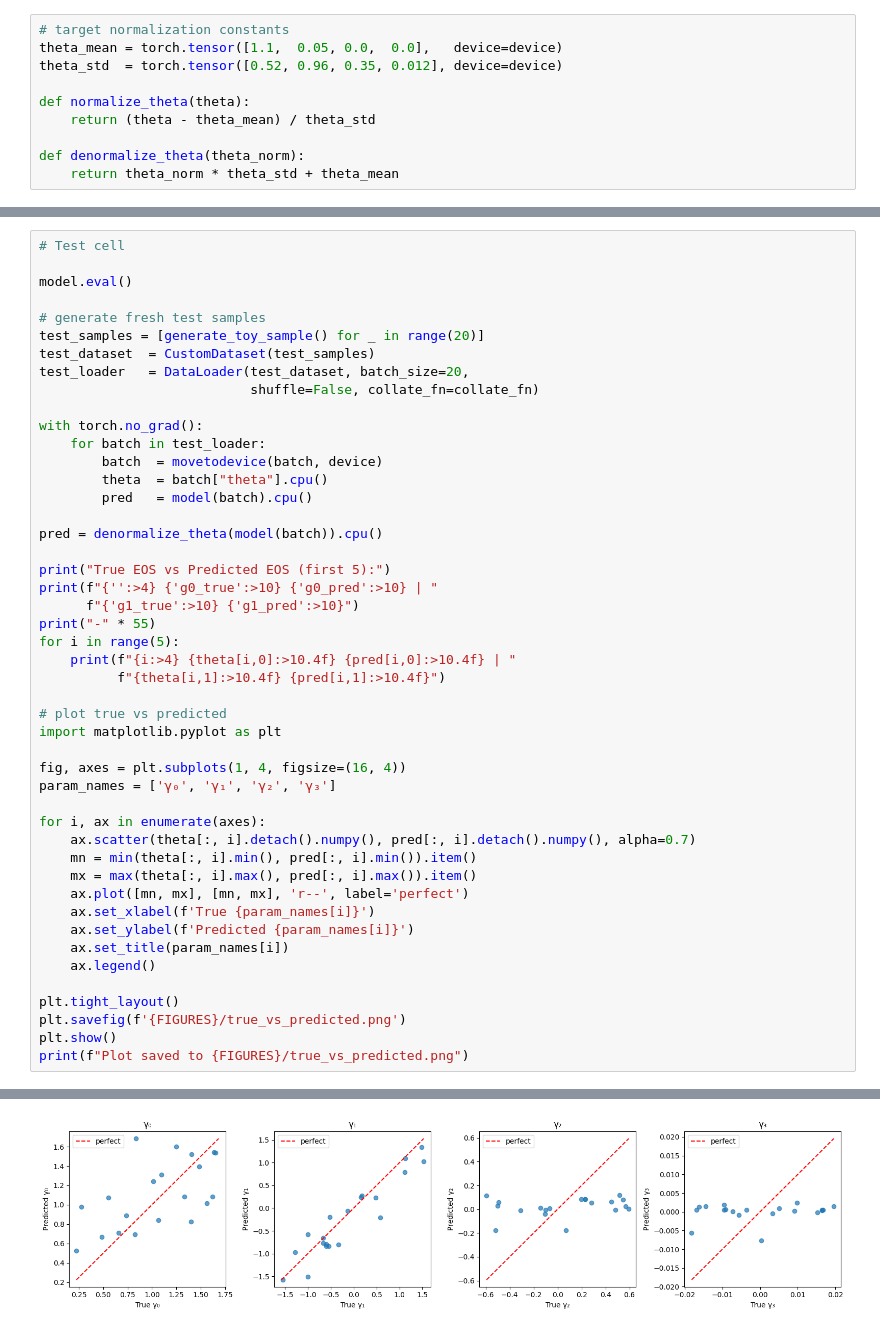
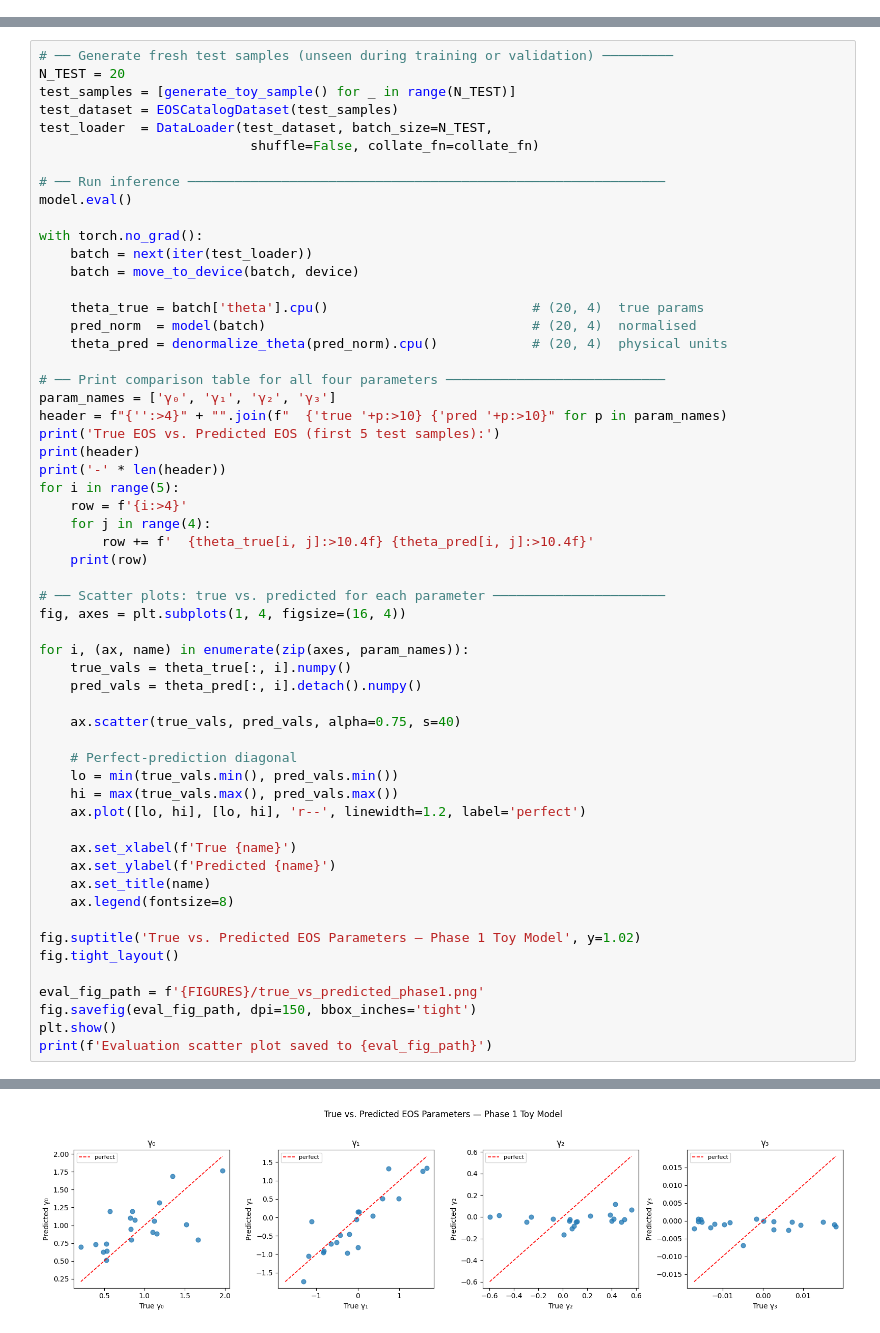
Before and after one commit to buiswrld/eos-inference, a Jupyter notebook: Neutron_Star_EOS_Phase_1.ipynb, the cells around one changed output, grey strips where cells are left out. Drawn from its saved outputs; the diff is of its cells as text.

Commit message:
Part 1: merge varied sigma forward_model into updated notebook

```diff
--- a/Neutron_Star_EOS_Phase_1.ipynb
+++ b/Neutron_Star_EOS_Phase_1.ipynb
@@ -463,10 +261,0 @@ print(f"\nPlots saved to {FIGURES}/")
-# %%
-# target normalization constants
-theta_mean = torch.tensor([1.1,  0.05, 0.0,  0.0],   device=device)
-theta_std  = torch.tensor([0.52, 0.96, 0.35, 0.012], device=device)
-
-def normalize_theta(theta):
-    return (theta - theta_mean) / theta_std
-
-def denormalize_theta(theta_norm):
-    return theta_norm * theta_std + theta_mean
@@ -533,48 +756,58 @@ Checkpoint saved to /content/drive/MyDrive/ns_eos_project/checkpoints/toy_model.
 # %%
-# Test cell
+# ── Generate fresh test samples (unseen during training or validation) ─────────
+N_TEST = 20
+test_samples = [generate_toy_sample() for _ in range(N_TEST)]
+test_dataset = EOSCatalogDataset(test_samples)
+test_loader  = DataLoader(test_dataset, batch_size=N_TEST,
+                           shuffle=False, collate_fn=collate_fn)
 
+# ── Run inference ─────────────────────────────────────────────────────────────
 model.eval()
 
-# generate fresh test samples
-test_samples = [generate_toy_sample() for _ in range(20)]
-test_dataset  = CustomDataset(test_samples)
-test_loader   = DataLoader(test_dataset, batch_size=20,
-                           shuffle=False, collate_fn=collate_fn)
+with torch.no_grad():
+    batch = next(iter(test_loader))
+    batch = move_to_device(batch, device)
 
-with torch.no_grad():
-    for batch in test_loader:
-        batch  = movetodevice(batch, device)
-        theta  = batch["theta"].cpu()
-        pred   = model(batch).cpu()
+    theta_true = batch['theta'].cpu()                          # (20, 4)  true params
+    pred_norm  = model(batch)                                  # (20, 4)  normalised
+    theta_pred = denormalize_theta(pred_norm).cpu()            # (20, 4)  physical units
 
-pred = denormalize_theta(model(batch)).cpu()
+# ── Print comparison table for all four parameters ────────────────────────────
+param_names = ['γ₀', 'γ₁', 'γ₂', 'γ₃']
+header = f"{'':>4}" + "".join(f"  {'true '+p:>10} {'pred '+p:>10}" for p in param_names)
+print('True EOS vs. Predicted EOS (first 5 test samples):')
+print(header)
+print('-' * len(header))
+for i in range(5):
+    row = f'{i:>4}'
+    for j in range(4):
+        row += f'  {theta_true[i, j]:>10.4f} {theta_pred[i, j]:>10.4f}'
+    print(row)
 
-print("True EOS vs Predicted EOS (first 5):")
-print(f"{'':>4} {'g0_true':>10} {'g0_pred':>10} | "
-      f"{'g1_true':>10} {'g1_pred':>10}")
-print("-" * 55)
-for i in range(5):
-    print(f"{i:>4} {theta[i,0]:>10.4f} {pred[i,0]:>10.4f} | "
-          f"{theta[i,1]:>10.4f} {pred[i,1]:>10.4f}")
+# ── Scatter plots: true vs. predicted for each parameter ──────────────────────
+fig, axes = plt.subplots(1, 4, figsize=(16, 4))
 
-# plot true vs predicted
-import matplotlib.pyplot as plt
+for i, (ax, name) in enumerate(zip(axes, param_names)):
+    true_vals = theta_true[:, i].numpy()
+    pred_vals = theta_pred[:, i].detach().numpy()
 
-fig, axes = plt.subplots(1, 4, figsize=(16, 4))
-param_names = ['γ₀', 'γ₁', 'γ₂', 'γ₃']
+    ax.scatter(true_vals, pred_vals, alpha=0.75, s=40)
 
-for i, ax in enumerate(axes):
-    ax.scatter(theta[:, i].detach().numpy(), pred[:, i].detach().numpy(), alpha=0.7)
-    mn = min(theta[:, i].min(), pred[:, i].min()).item()
-    mx = max(theta[:, i].max(), pred[:, i].max()).item()
-    ax.plot([mn, mx], [mn, mx], 'r--', label='perfect')
-    ax.set_xlabel(f'True {param_names[i]}')
-    ax.set_ylabel(f'Predicted {param_names[i]}')
-    ax.set_title(param_names[i])
-    ax.legend()
+    # Perfect-prediction diagonal
+    lo = min(true_vals.min(), pred_vals.min())
+    hi = max(true_vals.max(), pred_vals.max())
+    ax.plot([lo, hi], [lo, hi], 'r--', linewidth=1.2, label='perfect')
 
-plt.tight_layout()
-plt.savefig(f'{FIGURES}/true_vs_predicted.png')
+    ax.set_xlabel(f'True {name}')
+    ax.set_ylabel(f'Predicted {name}')
+    ax.set_title(name)
+    ax.legend(fontsize=8)
+
+fig.suptitle('True vs. Predicted EOS Parameters — Phase 1 Toy Model', y=1.02)
+fig.tight_layout()
+
+eval_fig_path = f'{FIGURES}/true_vs_predicted_phase1.png'
+fig.savefig(eval_fig_path, dpi=150, bbox_inches='tight')
 plt.show()
-print(f"Plot saved to {FIGURES}/true_vs_predicted.png")
+print(f'Evaluation scatter plot saved to {eval_fig_path}')
 # %% [output]
@@ -589 +822 @@ True EOS vs Predicted EOS (first 5):
-[figure, old version]
+[figure, new version]
```
Also changed, not shown: parts of 31 cells of this notebook.
